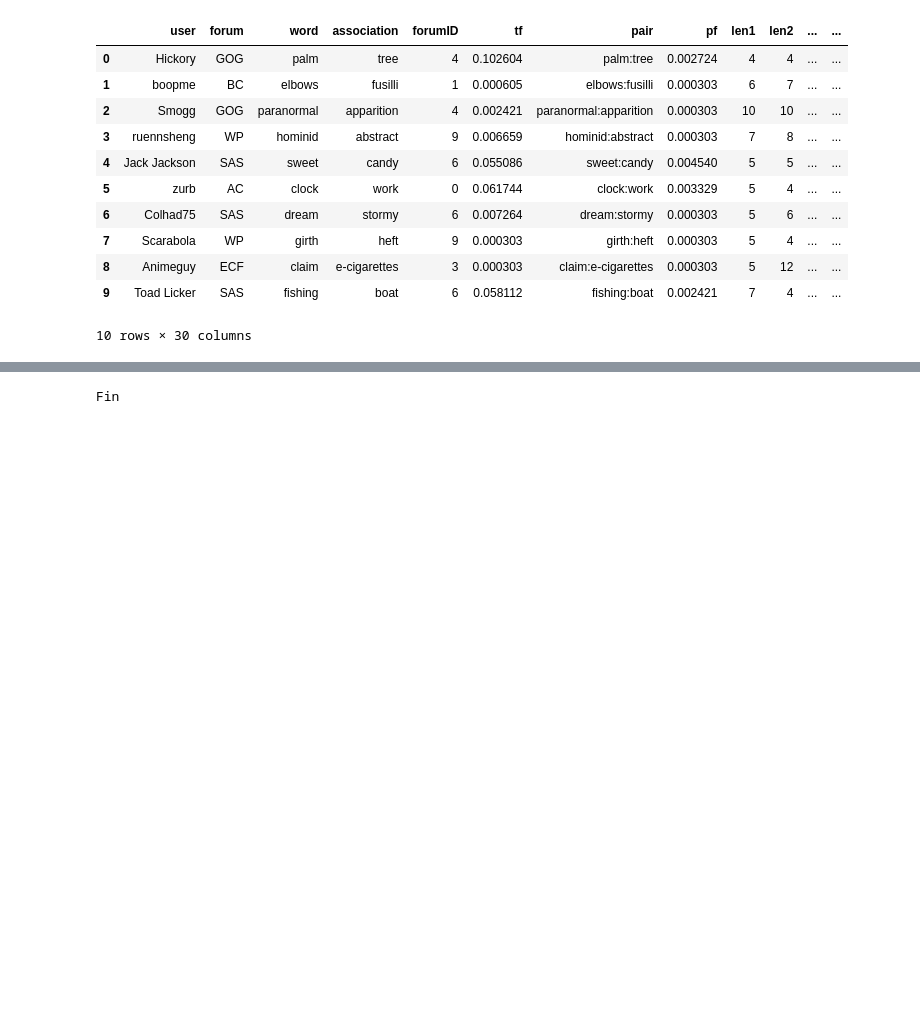
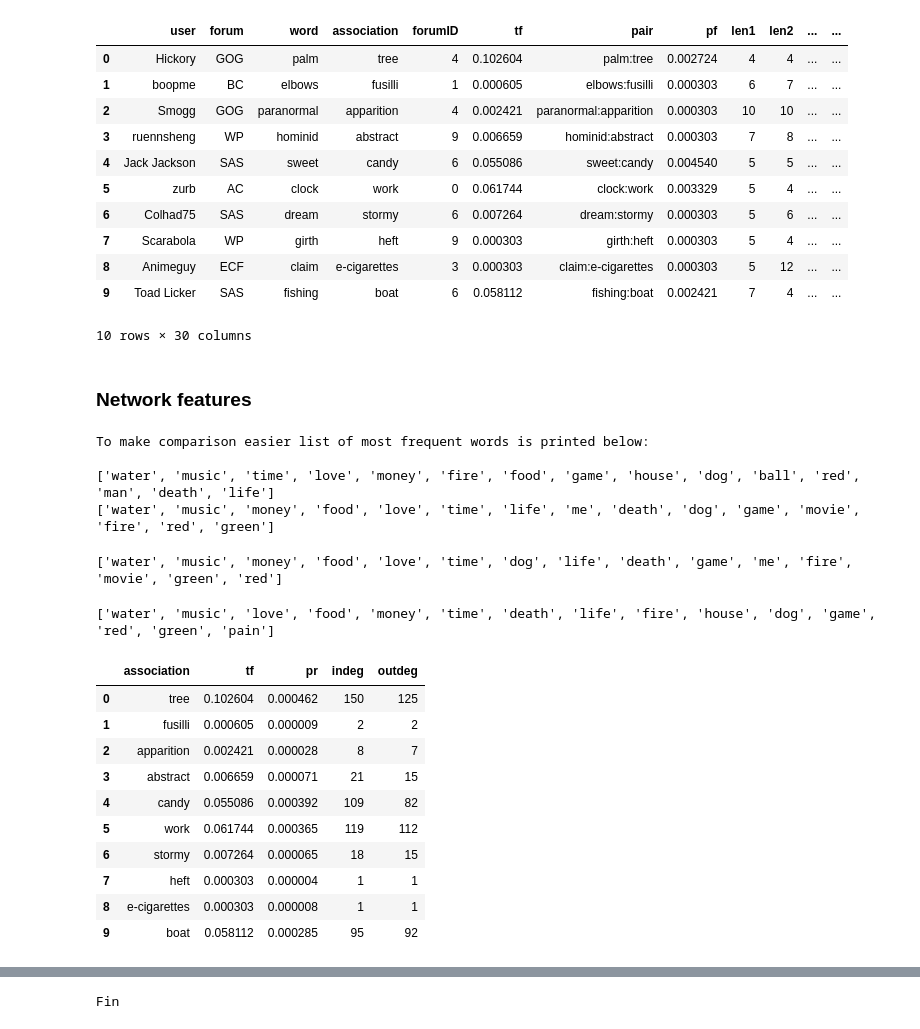
Before and after one commit to louweal/wordgame, a Jupyter notebook: notebooks/Feature Extraction.ipynb, the cells around one changed output, grey strips where cells are left out. Cells and saved outputs as stored; diff of their text form; code cells hidden in the pictures; blank space fills up the shorter version.

```diff
--- a/notebooks/Feature Extraction.ipynb
+++ b/notebooks/Feature Extraction.ipynb
@@ -297,3 +297,54 @@ df.head(10)
 | 8 | Animeguy | ECF | claim | e-cigarettes | 3 | 0.000303 | claim:e-cigarettes | 0.000303 | 5 | 12 | ... | ... |
 | 9 | Toad Licker | SAS | fishing | boat | 6 | 0.058112 | fishing:boat | 0.002421 | 7 | 4 | ... | ... |
 10 rows × 30 columns
+# %% [markdown]
+### Network features
+# %%
+#pagerank
+
+import networkx as nx
+
+print("To make comparison easier list of most frequent words is printed below:")
+print(df.word.value_counts().head(15).index.tolist())
+
+
+G = nx.from_pandas_dataframe(df, 'word', 'association', create_using=nx.DiGraph())
+pr = nx.pagerank(G, alpha=0.85)
+df['pr'] = df['association'].apply(lambda x:pr[x])
+print(df.drop_duplicates(['association']).sort_values(by=['pr'], ascending=False).head(15).association.tolist())
+# Frequent words:
+# Interesting..
+# %% [output]
+To make comparison easier list of most frequent words is printed below:
+
+['water', 'music', 'time', 'love', 'money', 'fire', 'food', 'game', 'house', 'dog', 'ball', 'red', 'man', 'death', 'life']
+['water', 'music', 'money', 'food', 'love', 'time', 'life', 'me', 'death', 'dog', 'game', 'movie', 'fire', 'red', 'green']
+# %%
+# in-degree: how often a word replied as association ~= how often it occured in the topics
+indegree = G.in_degree()
+df['indeg'] = df['association'].apply(lambda x:indegree[x])
+print(df.drop_duplicates(['association']).sort_values(by=['indeg'], ascending=False).head(15).association.tolist())
+# %% [output]
+['water', 'music', 'money', 'food', 'love', 'time', 'dog', 'life', 'death', 'game', 'me', 'fire', 'movie', 'green', 'red']
+# %%
+# out-degree: how often a (valid) assocation was given to this word ~= how often it occured in the topics
+outdegree = G.out_degree()
+df['outdeg'] = df['association'].apply(lambda x:outdegree[x])
+print(df.drop_duplicates(['association']).sort_values(by=['outdeg'], ascending=False).head(15).association.tolist())
+# %% [output]
+['water', 'music', 'love', 'food', 'money', 'time', 'death', 'life', 'fire', 'house', 'dog', 'game', 'red', 'green', 'pain']
+# %%
+df[['association','tf','pr','indeg','outdeg']].head(10)
+#df.outdeg.head()
+# %% [output]
+|  | association | tf | pr | indeg | outdeg |
+| 0 | tree | 0.102604 | 0.000462 | 150 | 125 |
+| 1 | fusilli | 0.000605 | 0.000009 | 2 | 2 |
+| 2 | apparition | 0.002421 | 0.000028 | 8 | 7 |
+| 3 | abstract | 0.006659 | 0.000071 | 21 | 15 |
+| 4 | candy | 0.055086 | 0.000392 | 109 | 82 |
+| 5 | work | 0.061744 | 0.000365 | 119 | 112 |
+| 6 | stormy | 0.007264 | 0.000065 | 18 | 15 |
+| 7 | heft | 0.000303 | 0.000004 | 1 | 1 |
+| 8 | e-cigarettes | 0.000303 | 0.000008 | 1 | 1 |
+| 9 | boat | 0.058112 | 0.000285 | 95 | 92 |
```
Also changed, not shown: parts of 5 cells of this notebook.
